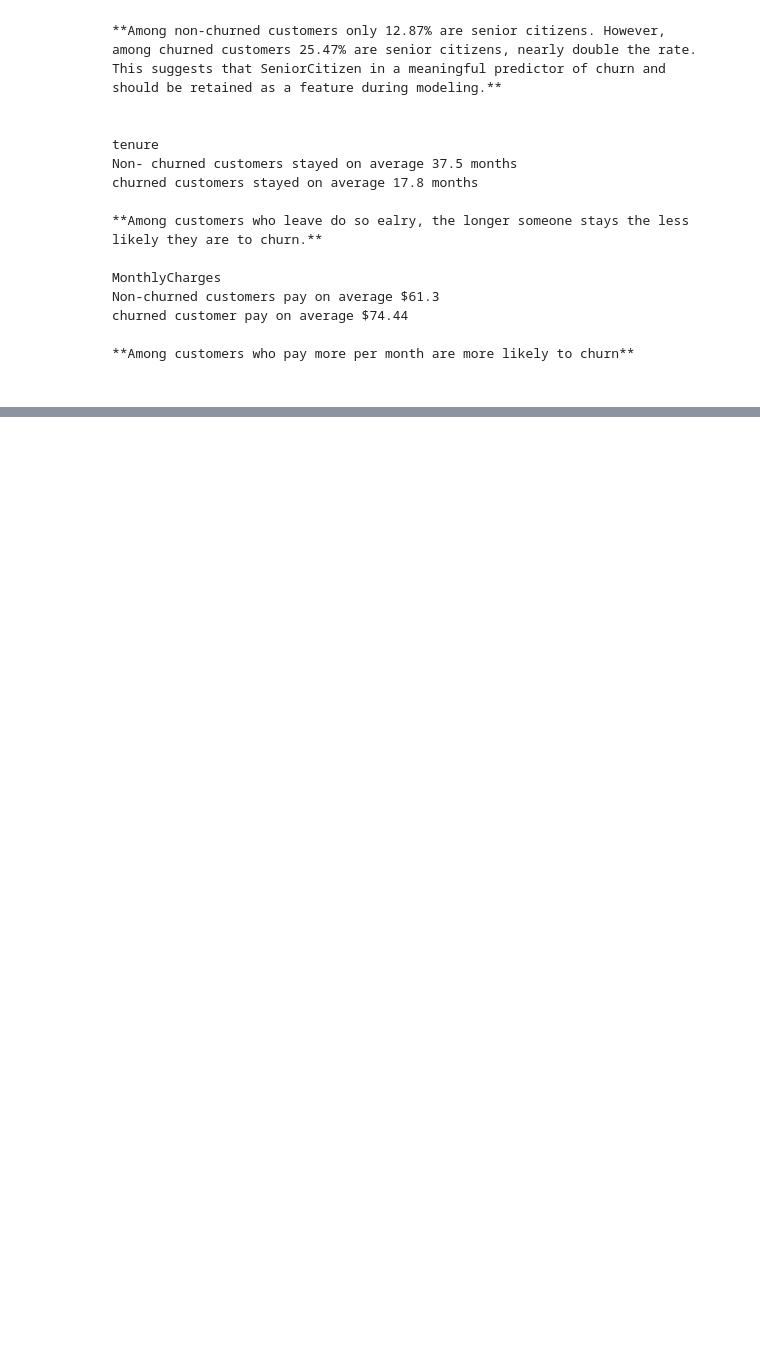
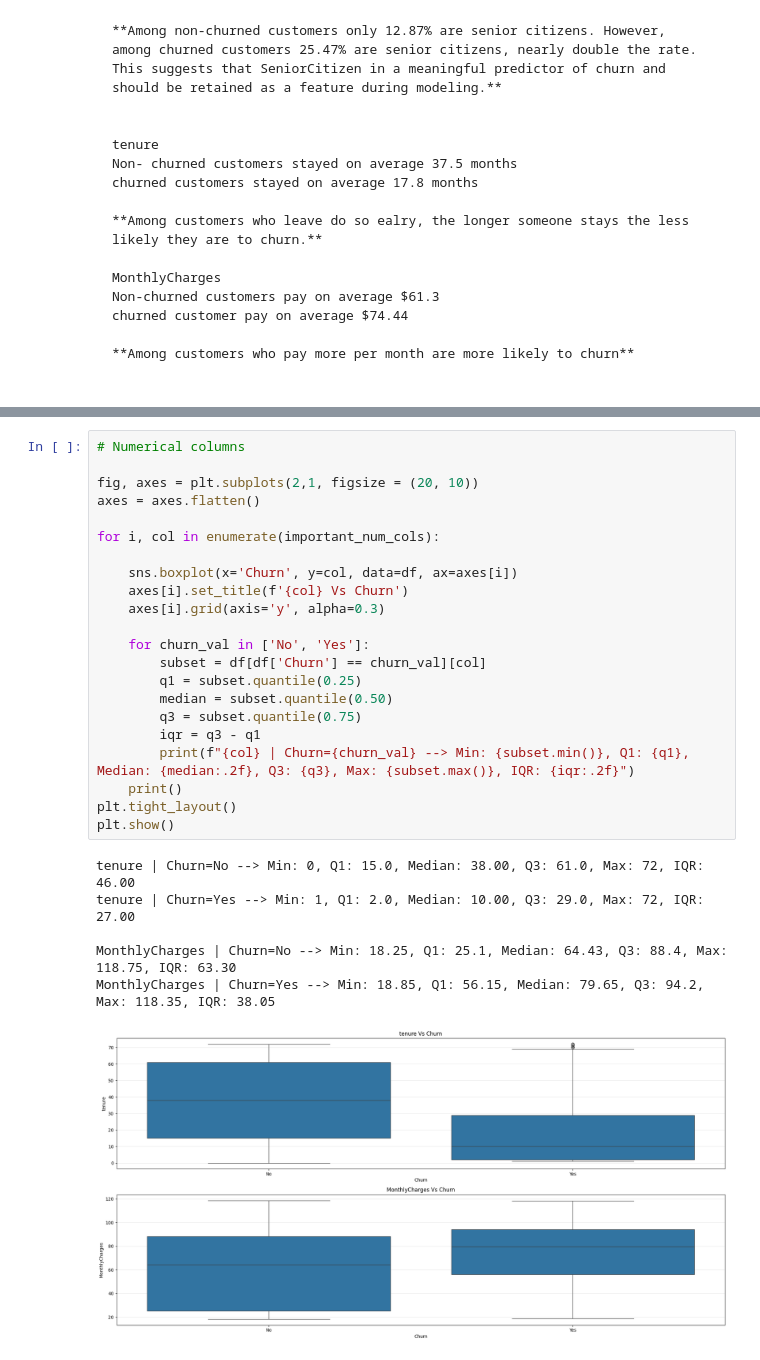
Before and after one commit to the-liyanage/applied-machine-learning, a Jupyter notebook: classification/customer-churn-project/notebooks/eda.ipynb, the cells around one changed output, grey strips where cells are left out. Cells and saved outputs as stored; diff of their text form; blank space fills up the shorter version.

```diff
--- a/classification/customer-churn-project/notebooks/eda.ipynb
+++ b/classification/customer-churn-project/notebooks/eda.ipynb
@@ -281,0 +308,29 @@ churned customer pay on average $74.44
+# %%
+# Numerical columns
+
+fig, axes = plt.subplots(2,1, figsize = (20, 10))
+axes = axes.flatten()
+
+for i, col in enumerate(important_num_cols):
+
+    sns.boxplot(x='Churn', y=col, data=df, ax=axes[i])
+    axes[i].set_title(f'{col} Vs Churn')
+    axes[i].grid(axis='y', alpha=0.3)
+
+    for churn_val in ['No', 'Yes']:
+        subset = df[df['Churn'] == churn_val][col]
+        q1 = subset.quantile(0.25)
+        median = subset.quantile(0.50)
+        q3 = subset.quantile(0.75)
+        iqr = q3 - q1
+        print(f"{col} | Churn={churn_val} --> Min: {subset.min()}, Q1: {q1}, Median: {median:.2f}, Q3: {q3}, Max: {subset.max()}, IQR: {iqr:.2f}")
+    print()
+plt.tight_layout()
+plt.show()
+# %% [output]
+tenure | Churn=No --> Min: 0, Q1: 15.0, Median: 38.00, Q3: 61.0, Max: 72, IQR: 46.00
+tenure | Churn=Yes --> Min: 1, Q1: 2.0, Median: 10.00, Q3: 29.0, Max: 72, IQR: 27.00
+
+MonthlyCharges | Churn=No --> Min: 18.25, Q1: 25.1, Median: 64.43, Q3: 88.4, Max: 118.75, IQR: 63.30
+MonthlyCharges | Churn=Yes --> Min: 18.85, Q1: 56.15, Median: 79.65, Q3: 94.2, Max: 118.35, IQR: 38.05
+[figure, added]
```
Also changed, not shown: parts of 6 cells of this notebook.
